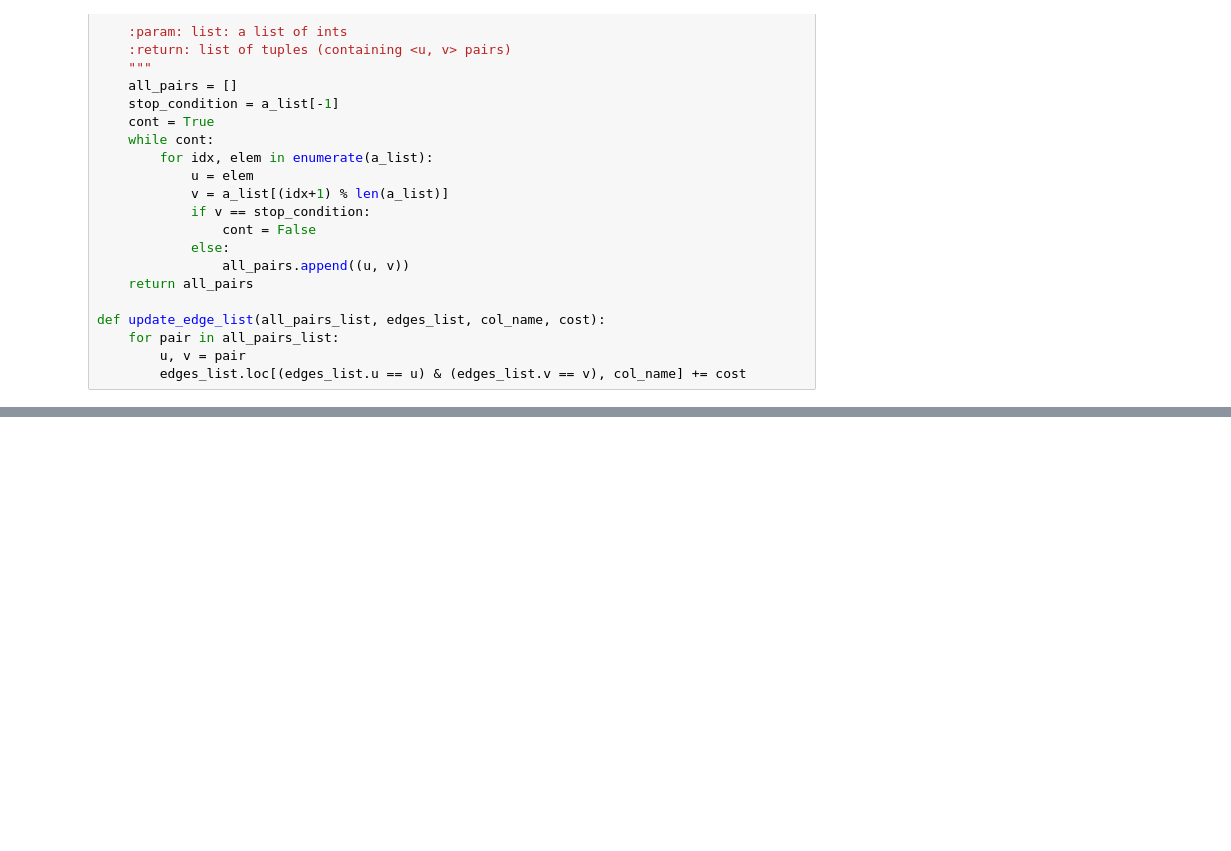
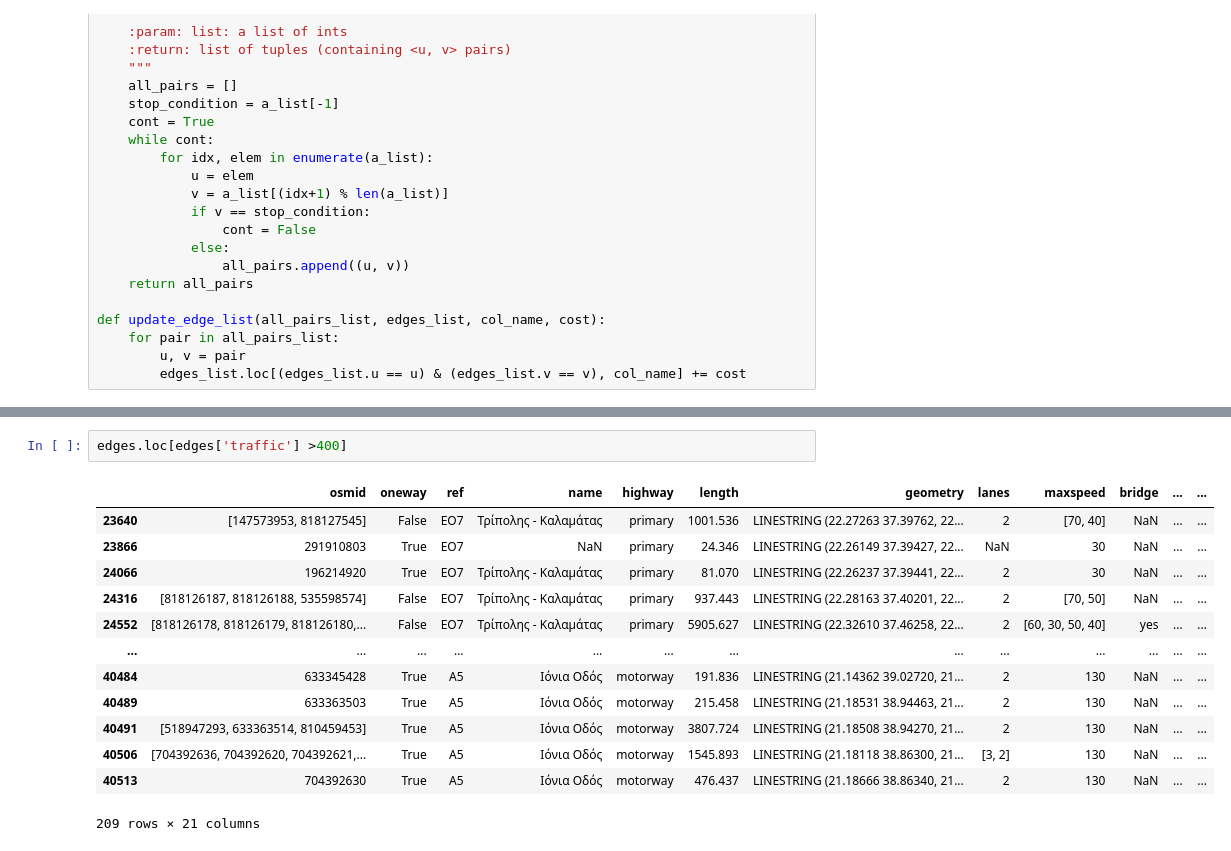
Before and after one commit to cbabalis/osm_project, a Jupyter notebook: src/networkx-osm-zografou.ipynb, the cells around one changed output, grey strips where cells are left out. Saved outputs shown, nothing was run; the diff lists cells and outputs as text; blank space fills up the shorter version.

```diff
--- a/src/networkx-osm-zografou.ipynb
+++ b/src/networkx-osm-zografou.ipynb
@@ -228,0 +272,16 @@ loaded_edges.to_csv('test2.csv')
+# %%
+edges.loc[edges['traffic'] >400]
+# %% [output]
+|  | osmid | oneway | ref | name | highway | length | geometry | lanes | maxspeed | bridge | ... | ... |
+| 23640 | [147573953, 818127545] | False | ΕΟ7 | Τρίπολης - Καλαμάτας | primary | 1001.536 | LINESTRING (22.27263 37.39762, 22... | 2 | [70, 40] | NaN | ... | ... |
+| 23866 | 291910803 | True | ΕΟ7 | NaN | primary | 24.346 | LINESTRING (22.26149 37.39427, 22... | NaN | 30 | NaN | ... | ... |
+| 24066 | 196214920 | True | ΕΟ7 | Τρίπολης - Καλαμάτας | primary | 81.070 | LINESTRING (22.26237 37.39441, 22... | 2 | 30 | NaN | ... | ... |
+| 24316 | [818126187, 818126188, 535598574] | False | ΕΟ7 | Τρίπολης - Καλαμάτας | primary | 937.443 | LINESTRING (22.28163 37.40201, 22... | 2 | [70, 50] | NaN | ... | ... |
+| 24552 | [818126178, 818126179, 818126180,... | False | ΕΟ7 | Τρίπολης - Καλαμάτας | primary | 5905.627 | LINESTRING (22.32610 37.46258, 22... | 2 | [60, 30, 50, 40] | yes | ... | ... |
+| ... | ... | ... | ... | ... | ... | ... | ... | ... | ... | ... | ... | ... |
+| 40484 | 633345428 | True | Α5 | Ιόνια Οδός | motorway | 191.836 | LINESTRING (21.14362 39.02720, 21... | 2 | 130 | NaN | ... | ... |
+| 40489 | 633363503 | True | Α5 | Ιόνια Οδός | motorway | 215.458 | LINESTRING (21.18531 38.94463, 21... | 2 | 130 | NaN | ... | ... |
+| 40491 | [518947293, 633363514, 810459453] | True | Α5 | Ιόνια Οδός | motorway | 3807.724 | LINESTRING (21.18508 38.94270, 21... | 2 | 130 | NaN | ... | ... |
+| 40506 | [704392636, 704392620, 704392621,... | True | Α5 | Ιόνια Οδός | motorway | 1545.893 | LINESTRING (21.18118 38.86300, 21... | [3, 2] | 130 | NaN | ... | ... |
+| 40513 | 704392630 | True | Α5 | Ιόνια Οδός | motorway | 476.437 | LINESTRING (21.18666 38.86340, 21... | 2 | 130 | NaN | ... | ... |
+209 rows × 21 columns
```
Also changed, not shown: parts of 30 cells of this notebook, 2 other files.
